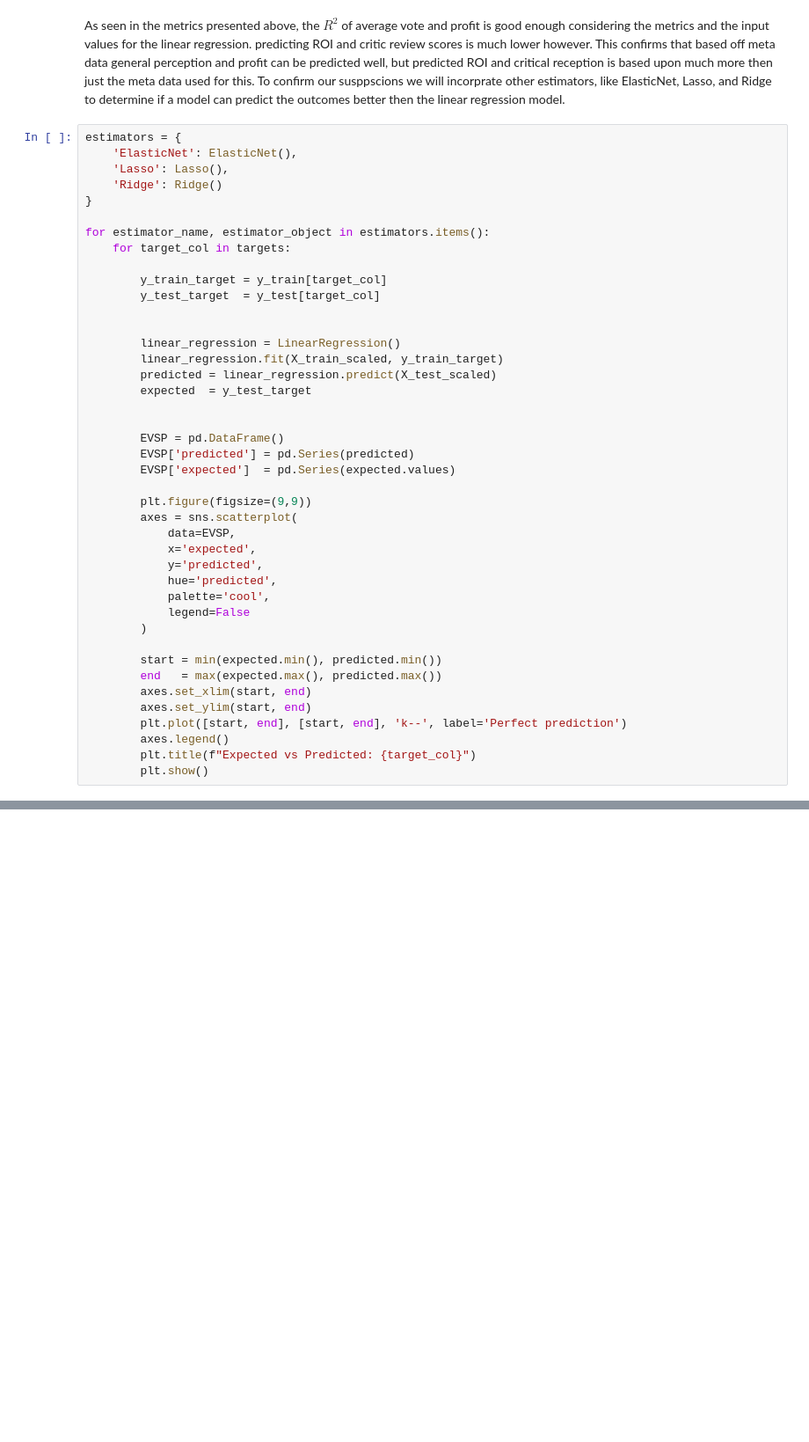
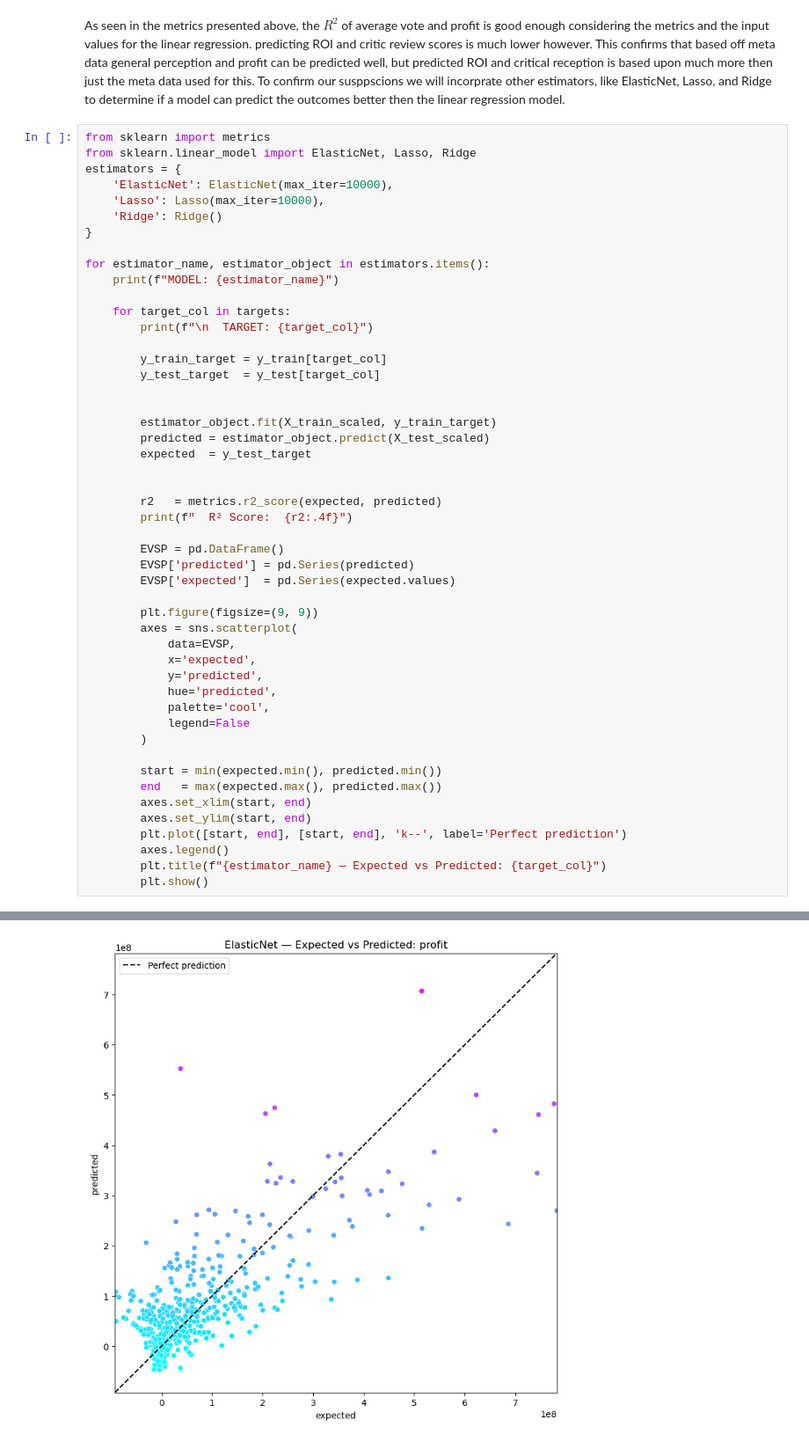
Before and after one commit to SamuelCooper1105/FP532, a Jupyter notebook: FP532.ipynb, the cells around one changed output, grey strips where cells are left out. Shown at 88% size. Drawn from its saved outputs; the diff is of its cells as text; blank space fills up the shorter version.

Commit message:
regression done

```diff
--- a/FP532.ipynb
+++ b/FP532.ipynb
@@ -615,30 +566,37 @@ RMSE:      93936833.26
 # %% [markdown]
 As seen in the metrics presented above, the $R^2$ of average vote and profit is good enough considering the metrics and the input values for the linear regression. predicting ROI and critic review scores is much lower however. This confirms that based off meta data general perception and profit can be predicted well, but predicted ROI and critical reception is based upon much more then just the meta data used for this. To confirm our susppscions we will incorprate other estimators, like ElasticNet, Lasso, and Ridge to determine if a model can predict the outcomes better then the linear regression model.
 # %%
+from sklearn import metrics
+from sklearn.linear_model import ElasticNet, Lasso, Ridge
 estimators = {
-    'ElasticNet': ElasticNet(),
-    'Lasso': Lasso(),
+    'ElasticNet': ElasticNet(max_iter=10000),
+    'Lasso': Lasso(max_iter=10000),
     'Ridge': Ridge()
 }
 
 for estimator_name, estimator_object in estimators.items():
+    print(f"MODEL: {estimator_name}")
+
     for target_col in targets:
+        print(f"\n  TARGET: {target_col}")
 
         y_train_target = y_train[target_col]
         y_test_target  = y_test[target_col]
 
 
-        linear_regression = LinearRegression()
-        linear_regression.fit(X_train_scaled, y_train_target)
-        predicted = linear_regression.predict(X_test_scaled)
+        estimator_object.fit(X_train_scaled, y_train_target)
+        predicted = estimator_object.predict(X_test_scaled)
         expected  = y_test_target
 
+
+        r2   = metrics.r2_score(expected, predicted)
+        print(f"  R² Score:  {r2:.4f}")
 
         EVSP = pd.DataFrame()
         EVSP['predicted'] = pd.Series(predicted)
         EVSP['expected']  = pd.Series(expected.values)
 
-        plt.figure(figsize=(9,9))
+        plt.figure(figsize=(9, 9))
         axes = sns.scatterplot(
             data=EVSP,
             x='expected',
@@ -654,5 +612,6 @@ for estimator_name, estimator_object in estimators.items():
         axes.set_ylim(start, end)
         plt.plot([start, end], [start, end], 'k--', label='Perfect prediction')
         axes.legend()
-        plt.title(f"Expected vs Predicted: {target_col}")
+        plt.title(f"{estimator_name} — Expected vs Predicted: {target_col}")
         plt.show()
+# %% [output]
@@ -658,0 +622 @@ for estimator_name, estimator_object in estimators.items():
+[figure, added]
```
Also changed, not shown: parts of 3 cells of this notebook.
